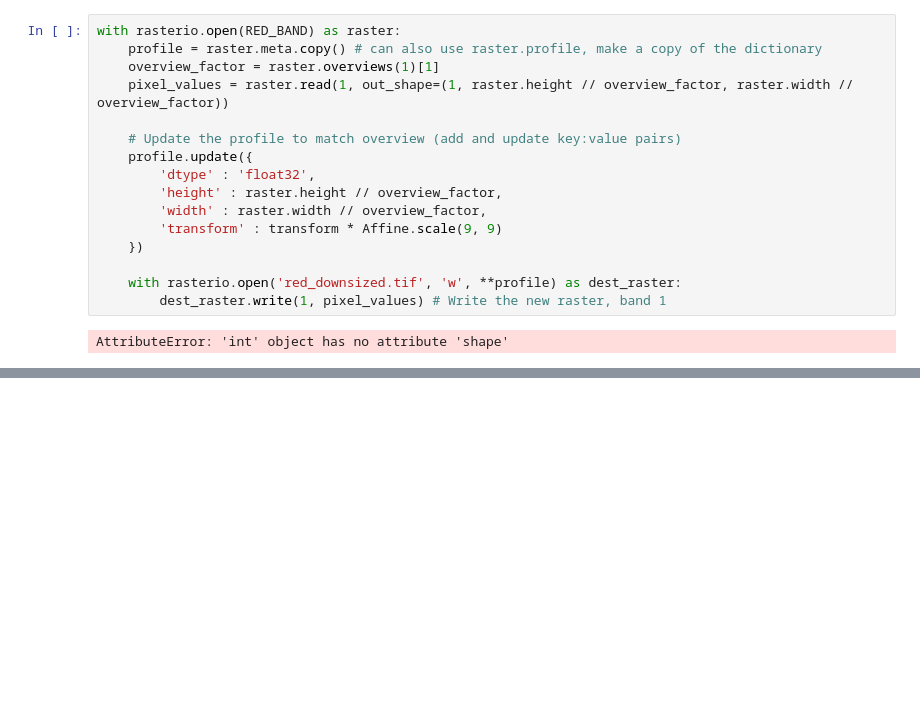
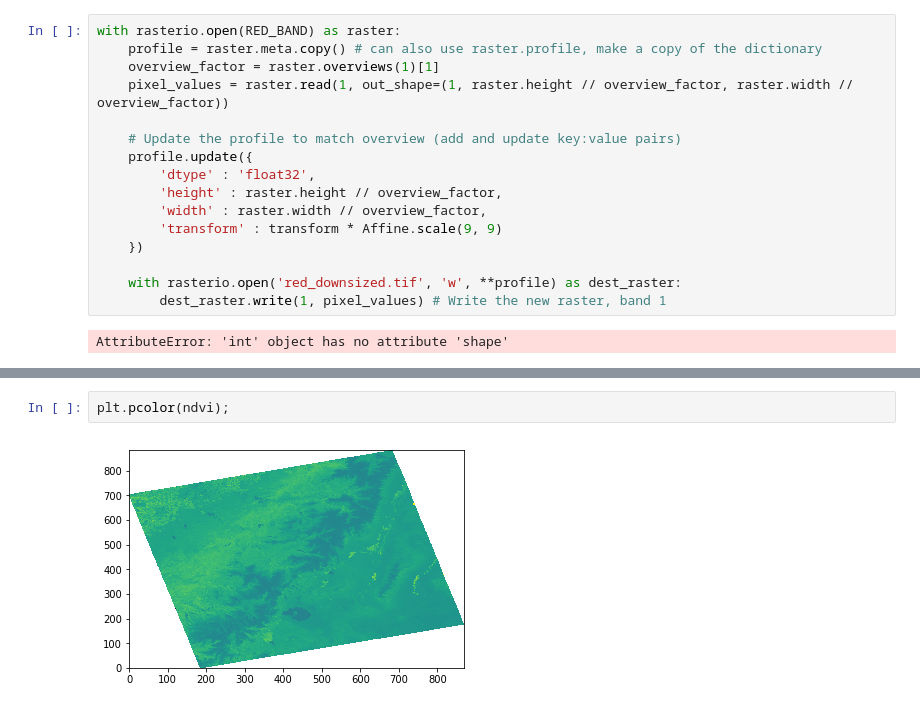
Before and after one commit to spestana/tutorial_contents, a Jupyter notebook: raster/notebooks/NDVI-landsat-8-from-2017.ipynb, the cells around one changed output, grey strips where cells are left out. Cells and saved outputs as stored; diff of their text form; blank space fills up the shorter version.

```diff
--- a/raster/notebooks/NDVI-landsat-8-from-2017.ipynb
+++ b/raster/notebooks/NDVI-landsat-8-from-2017.ipynb
@@ -142,0 +196,4 @@ with rasterio.open(RED_BAND) as raster:
+# %%
+plt.pcolor(ndvi);
+# %% [output]
+[figure, added]
```
Also changed, not shown: parts of 4 cells of this notebook.
